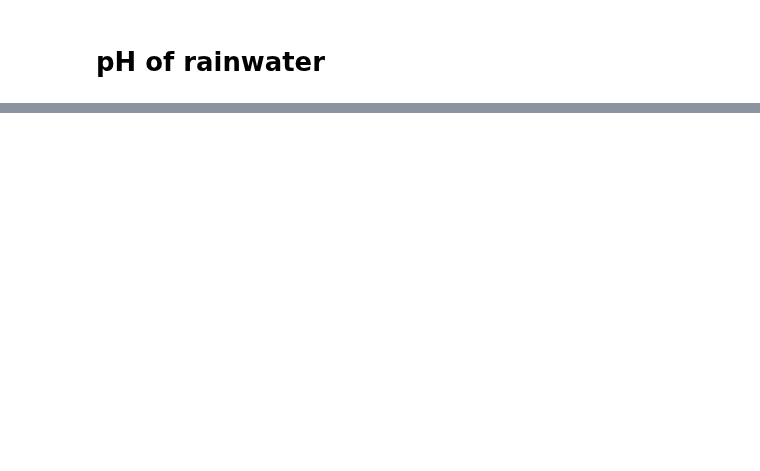
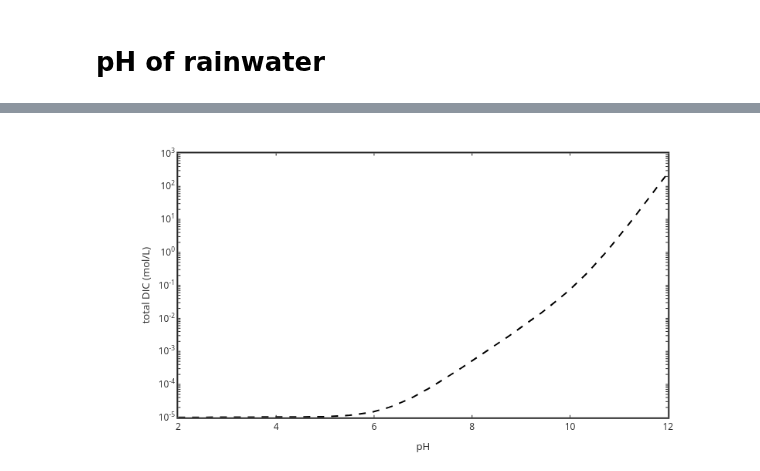
Before and after one commit to skotssd/GeochemEquilib, a Jupyter notebook: USERS/Scott/openCO2/pHofrainwaternosimplify.ipynb, the cells around one changed output, grey strips where cells are left out. Saved outputs shown, nothing was run; the diff lists cells and outputs as text; code cells hidden in the pictures; blank space fills up the shorter version.

```diff
--- a/USERS/Scott/openCO2/pHofrainwaternosimplify.ipynb
+++ b/USERS/Scott/openCO2/pHofrainwaternosimplify.ipynb
@@ -48,0 +81,9 @@ axis([2 12 1e-9 1e3])
+# %%
+CT=H2CO3+HCO3+CO3;
+
+semilogy(pH,CT,'k--','linewidth',2)
+xlabel('pH'); ylabel('total DIC (mol/L)')
+set(gca,'linewidth',2,'fontsize',12)
+set(gca,'linewidth',2,'fontsize',12)
+# %% [output]
+[figure, added]
```
Also changed, not shown: parts of 5 cells of this notebook, 1 other file.
